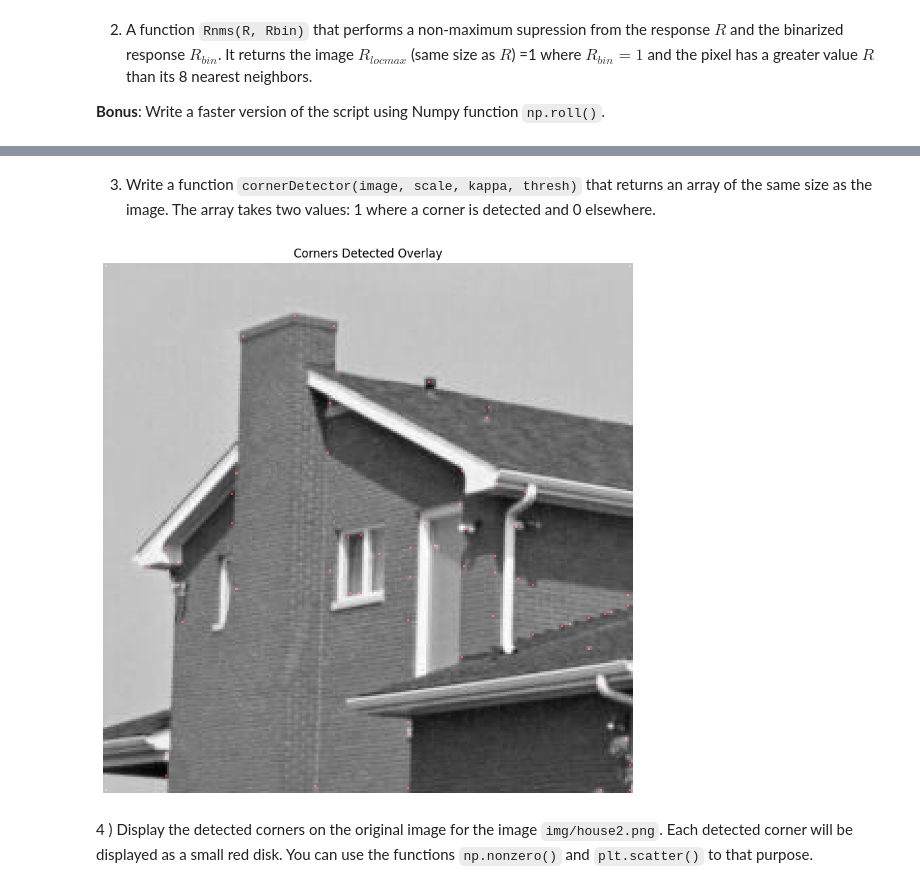
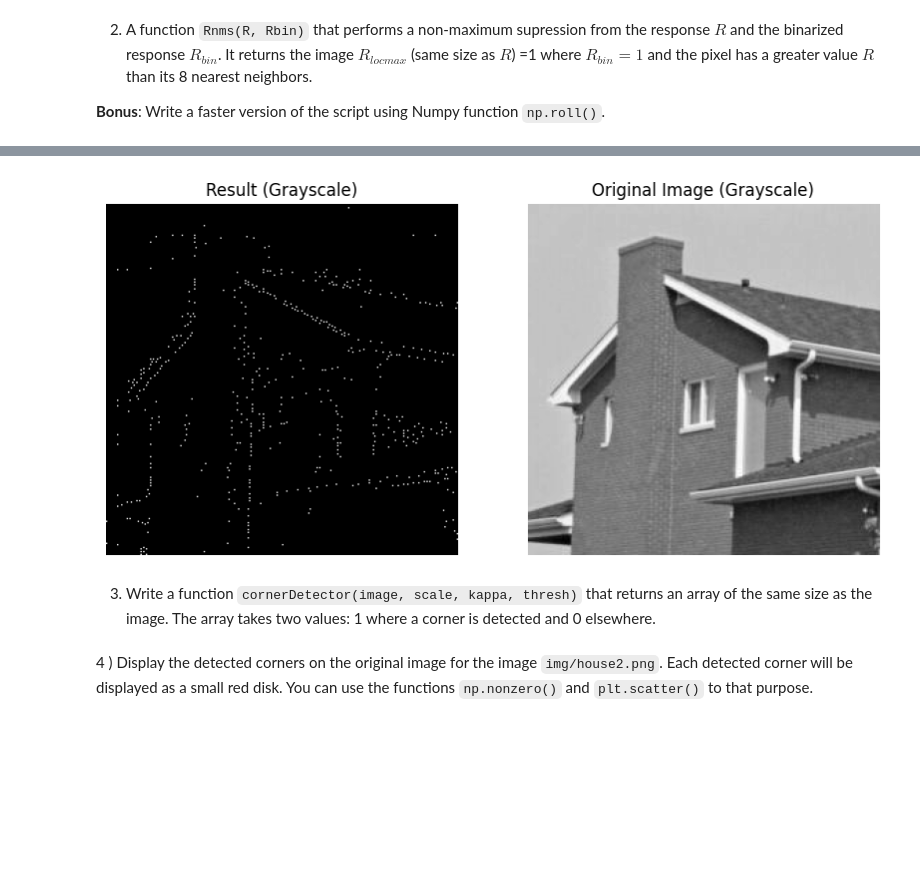
Before and after one commit to Yalda-Eftekhari/Basics-of-Image-Processing, a Jupyter notebook: TME6-Harris Corner Detector/TME6.ipynb, the cells around one changed output, grey strips where cells are left out. Saved outputs shown, nothing was run; the diff lists cells and outputs as text; code cells hidden in the pictures; blank space fills up the shorter version.

````diff
--- a/TME6-Harris Corner Detector/TME6.ipynb
+++ b/TME6-Harris Corner Detector/TME6.ipynb
@@ -178,3 +137,54 @@ plt.show()
+# %%
+def Rnms(R, Rbin):
+    """ Array[n, m] -> Array[n, m]
+    """
+    # Initialize the output array for local maxima
+    R_locmax = np.zeros(R.shape)
+
+    # Create shifted versions of R for neighbor comparisons
+    R_up = np.roll(R, 1, axis=0)    # Shift up
+    R_down = np.roll(R, -1, axis=0) # Shift down
+    R_left = np.roll(R, 1, axis=1)  # Shift left
+    R_right = np.roll(R, -1, axis=1) # Shift right
+    R_up_left = np.roll(R_up, 1, axis=1)    # Shift up-left
+    R_up_right = np.roll(R_up, -1, axis=1)  # Shift up-right
+    R_down_left = np.roll(R_down, 1, axis=1) # Shift down-left
+    R_down_right = np.roll(R_down, -1, axis=1) # Shift down-right
+
+    # Check each pixel in the binary response for local maxima
+    for i in range(R.shape[0]):
+        for j in range(R.shape[1]):
+            current_value = R[i, j]
+            # Compare with neighbors only if it is marked in Rbin
+            if Rbin[i, j] == 1:
+                # Find the maximum among the neighbors
+                if (current_value > R_up[i, j] and
+                    current_value > R_down[i, j] and
+                    current_value > R_left[i, j] and
+                    current_value > R_right[i, j] and
+                    current_value > R_up_left[i, j] and
+                    current_value > R_up_right[i, j] and
+                    current_value > R_down_left[i, j] and
+                    current_value > R_down_right[i, j]):
+                    R_locmax[i, j] = 1  # Mark as local maximum
+    return R_locmax
+
+res = Rnms(house2, thresholdR(house2, 141))
+# displaying images
+fig, axs = plt.subplots(1, 2, figsize=(10, 5))
+# Display the result of non-maximum suppression
+axs[0].imshow(res, cmap='gray')
+axs[0].set_title('Result (Grayscale)')
+# Display the original image
+axs[1].imshow(house2, cmap='gray')
+axs[1].set_title('Original Image (Grayscale)')
+# Remove axis ticks
+for ax in axs:
+    ax.axis('off')
+# Show the plots
+plt.show()
+# %% [output]
+[figure, added]
 # %% [markdown]
 3) Write a function ``cornerDetector(image, scale, kappa, thresh)`` that returns an array of the same size as the image. The array takes two values: 1 where a corner is detected and 0 elsewhere.
 # %%
@@ -185,29 +195,5 @@ def cornerDetector(image, scale, kappa, thres):
     R_bin = (R > thres).astype(np.float32)  # 1 where R > thresh, else 0
     corners = Rnms(R, R_bin)
     return corners
-
-
-
-thres = 4300000
-corners_detected = cornerDetector(house2, scale=15, kappa=0.04, thres=thres)
-
-# Create a color mask
-color_mask = np.zeros((*corners_detected.shape, 3), dtype=np.uint8)  # RGB mask
-color_mask[corners_detected == 1] = [255, 0, 0]  # Red color for corners
-
-# Convert the original grayscale image to RGB
-original_rgb = np.stack((house2,) * 3, axis=-1)
-
-# Overlay the mask on the original image
-overlay_image = np.where(color_mask == 0, original_rgb, color_mask)
-
-# Display the overlay result
-plt.figure(figsize=(10, 10))
-plt.imshow(overlay_image)
-plt.title("Corners Detected Overlay")
-plt.axis('off')  # Hide axes
-plt.show()
-# %% [output]
-[figure, removed]
 # %% [markdown]
 4 ) Display the detected corners on the original image for the image ```img/house2.png```. Each detected corner will be displayed as a small red disk. You can use the functions ```np.nonzero()``` and ```plt.scatter()``` to that purpose.
````
Also changed, not shown: parts of 17 cells of this notebook, 2 other files.
